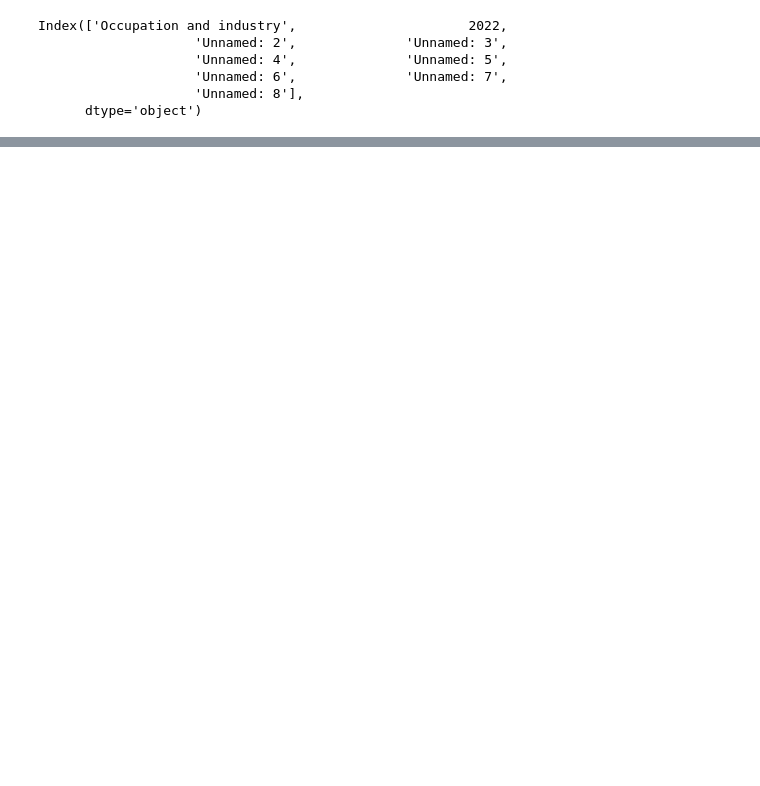
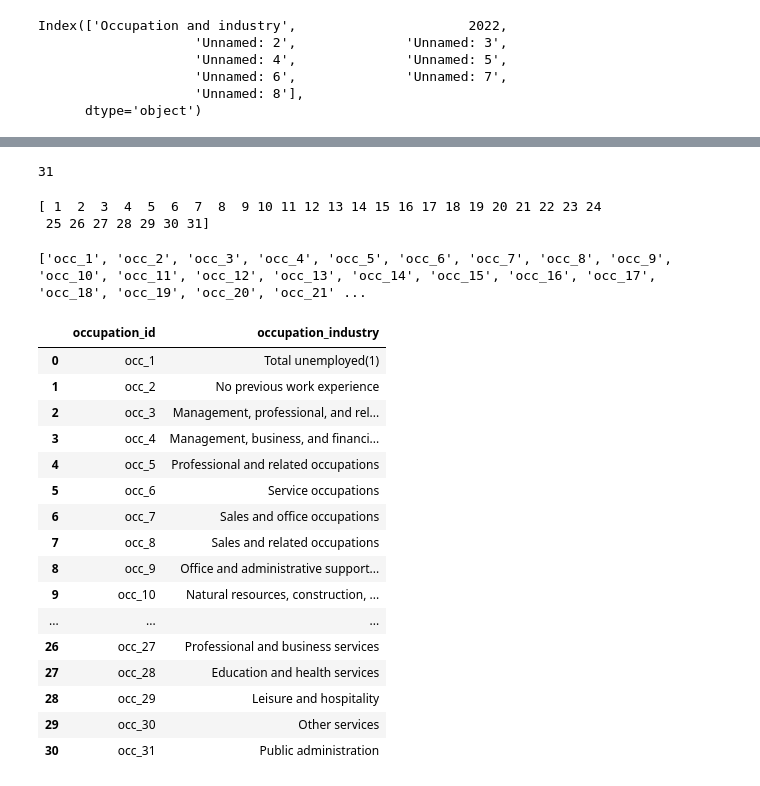
Before and after one commit to tvaughn905/Project-3, a Jupyter notebook: cleaning_industry_data.ipynb, the cells around one changed output, grey strips where cells are left out. Drawn from its saved outputs; the diff is of its cells as text; code cells hidden in the pictures; blank space fills up the shorter version.

```diff
--- a/cleaning_industry_data.ipynb
+++ b/cleaning_industry_data.ipynb
@@ -124,0 +284,39 @@ print(occupations_industries)
+# %%
+print(len(occupations_industries))
+# %% [output]
+31
+# %%
+occupation_ids = np.arange(1, 32)
+print(occupation_ids)
+# %% [output]
+[ 1  2  3  4  5  6  7  8  9 10 11 12 13 14 15 16 17 18 19 20 21 22 23 24
+ 25 26 27 28 29 30 31]
+# %%
+occ_ids = ["occ_" + str(occ_id) for occ_id in occupation_ids]
+print(occ_ids)
+# %% [output]
+['occ_1', 'occ_2', 'occ_3', 'occ_4', 'occ_5', 'occ_6', 'occ_7', 'occ_8', 'occ_9', 'occ_10', 'occ_11', 'occ_12', 'occ_13', 'occ_14', 'occ_15', 'occ_16', 'occ_17', 'occ_18', 'occ_19', 'occ_20', 'occ_21' ...
+# %%
+occupation_df = pd.DataFrame({
+    "occupation_id": occ_ids,
+    "occupation_industry": occupations_industries
+})
+occupation_df
+# %% [output]
+|  | occupation_id | occupation_industry |
+| 0 | occ_1 | Total unemployed(1) |
+| 1 | occ_2 | No previous work experience |
+| 2 | occ_3 | Management, professional, and rel... |
+| 3 | occ_4 | Management, business, and financi... |
+| 4 | occ_5 | Professional and related occupations |
+| 5 | occ_6 | Service occupations |
+| 6 | occ_7 | Sales and office occupations |
+| 7 | occ_8 | Sales and related occupations |
+| 8 | occ_9 | Office and administrative support... |
+| 9 | occ_10 | Natural resources, construction, ... |
+| ... | ... | ... |
+| 26 | occ_27 | Professional and business services |
+| 27 | occ_28 | Education and health services |
+| 28 | occ_29 | Leisure and hospitality |
+| 29 | occ_30 | Other services |
+| 30 | occ_31 | Public administration |
```
Also changed, not shown: parts of 17 cells of this notebook, 1 other file.
